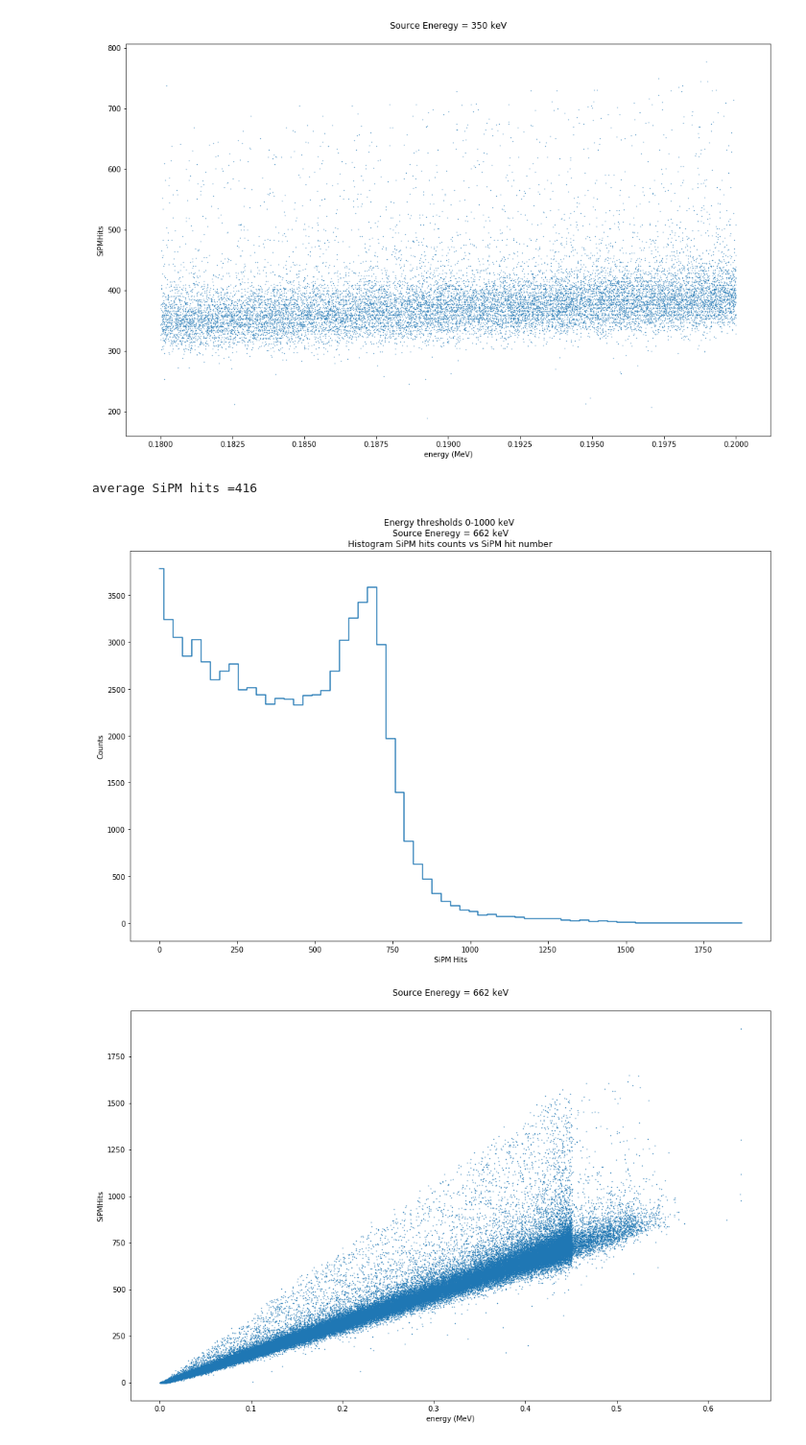
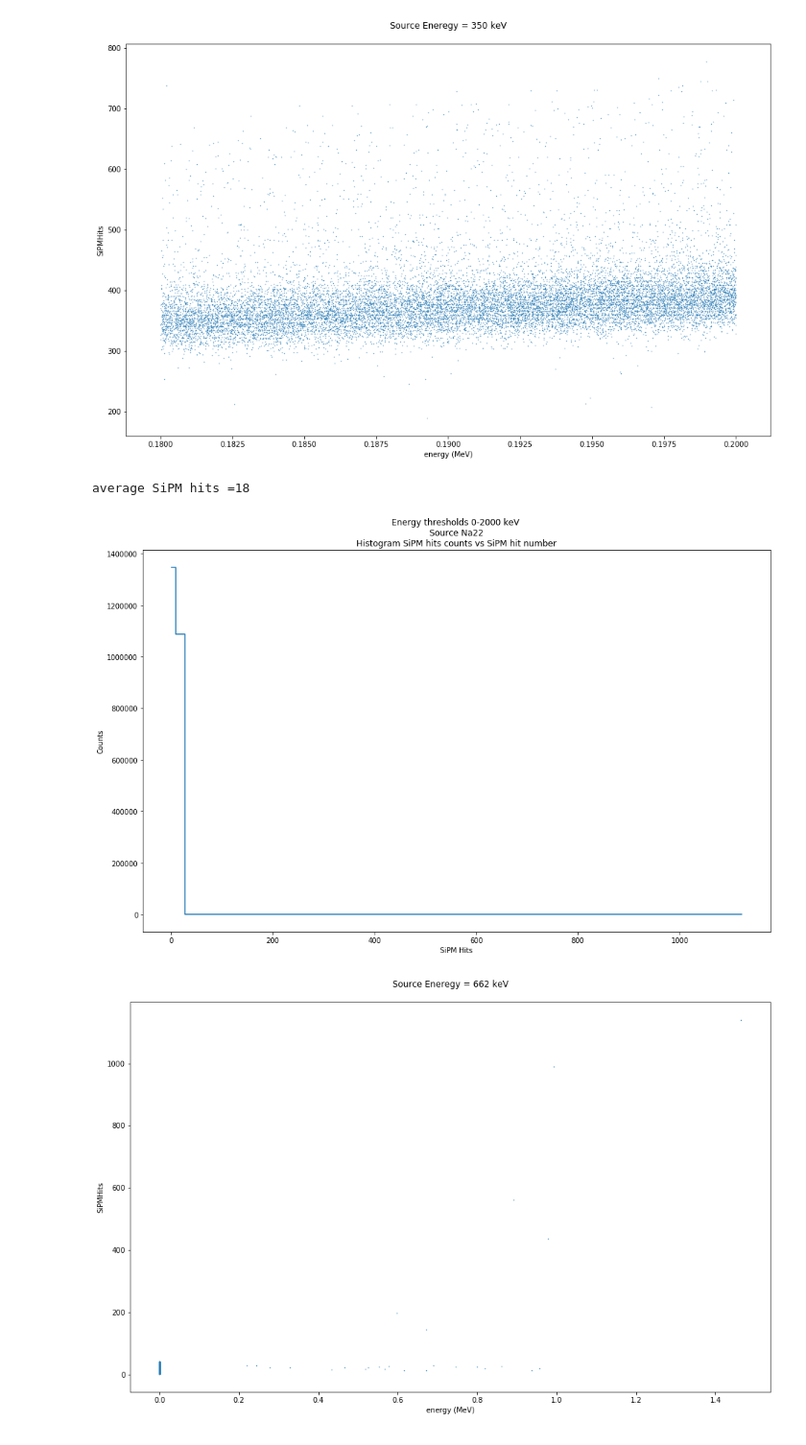
Before and after one commit to mbondin/geant4, a Jupyter notebook: post_IEEE/grams200-simplified.ipynb, the cells around one changed output. Shown at 96% size. Drawn from its saved outputs; the diff is of its cells as text; code cells hidden in the pictures.

Commit message:
cube, with Na22

```diff
--- a/post_IEEE/grams200-simplified.ipynb
+++ b/post_IEEE/grams200-simplified.ipynb
@@ -458,7 +458,7 @@ average SiPM hits =384
 
 # Thresholds minimums
 energy_deposit_threshold = 0.0
-energy_deposit_threshold_max =1
+energy_deposit_threshold_max =2
 photon_threshold = 0
 SiPM_hit_threshold = 0
 LCE_threshold = 0
@@ -478,7 +478,7 @@ bcs = np.zeros((SiPM_n,widths,bins))      # bin centers
 averages = np.zeros((SiPM_n,widths,bins)) # average LCE per distances
 
 
-fileName = 'cube/build-cube/LXe_cube_nt_662keV_source.csv'
+fileName = 'cube/build-cube/LXe_cube_nt_Na22_1.csv'
 df = []
 nmp = []
 pos = []
@@ -517,34 +517,34 @@ for i in range(1):
         dfs[i][j] = dfs[i][j][dfs[i][j]['Distance']>=distance_threshold]
         mins[i,j]= np.min(dfs[i][j]['Distance'])
         maxs[i,j]= np.max(dfs[i][j]['Distance'])
         bes[i,j,:] = np.linspace(mins[i,j],maxs[i,j],bins+1)
         bcs[i,j,:] = bes[i,j,:-1] + np.diff(bes[i,j,:]) / 2.
         arraY = dfs[i][j]['Distance']
         for k in range(bins):
             msk = arraY>=bes[i,j,k]
             mask = arraY<bes[i,j,k+1]
             mk = msk = mask
             averages[i,j,k] = dfs[i][j]['LCE'][mk].mean()
 
 plt.figure(figsize=(16,10))
-plt.title('Energy thresholds {:.0f}-{:.0f} keV \nSource Eneregy = 662 keV\nHistogram SiPM hits counts vs SiPM hit number'.format(energy_deposit_threshold*1000,energy_deposit_threshold_max*1000))
+plt.title('Energy thresholds {:.0f}-{:.0f} keV \nSource Na22\nHistogram SiPM hits counts vs SiPM hit number'.format(energy_deposit_threshold*1000,energy_deposit_threshold_max*1000))
 plt.xlabel('SiPM Hits')
 plt.ylabel('Counts')
 counts, num = histogram(dfs[0][0]['SiPM Hits'],bins=bins)
 plot(num[:-1],counts,drawstyle='steps-mid')
 
 print('average SiPM hits ={:.0f}'.format(dfs[0][0]['SiPM Hits'].mean()))
 show()
 
 
 plt.figure(figsize=(16,10))
 plt.title('Source Eneregy = 662 keV\n')
 plt.xlabel('SiPM hitsvs Energy deposited')
 plt.ylabel('SiPMHits')
 plt.xlabel('energy (MeV)')
 plt.scatter(dfs[0][0]['Energy Deposited'],dfs[0][0]['SiPM Hits'],s=0.2)
 show()
 # %% [output]
-average SiPM hits =416
+average SiPM hits =18
-[figure, old version]
+[figure, new version]
-[figure, old version]
+[figure, new version]
```
Also changed, not shown: parts of 3 cells of this notebook, 13 other files.
